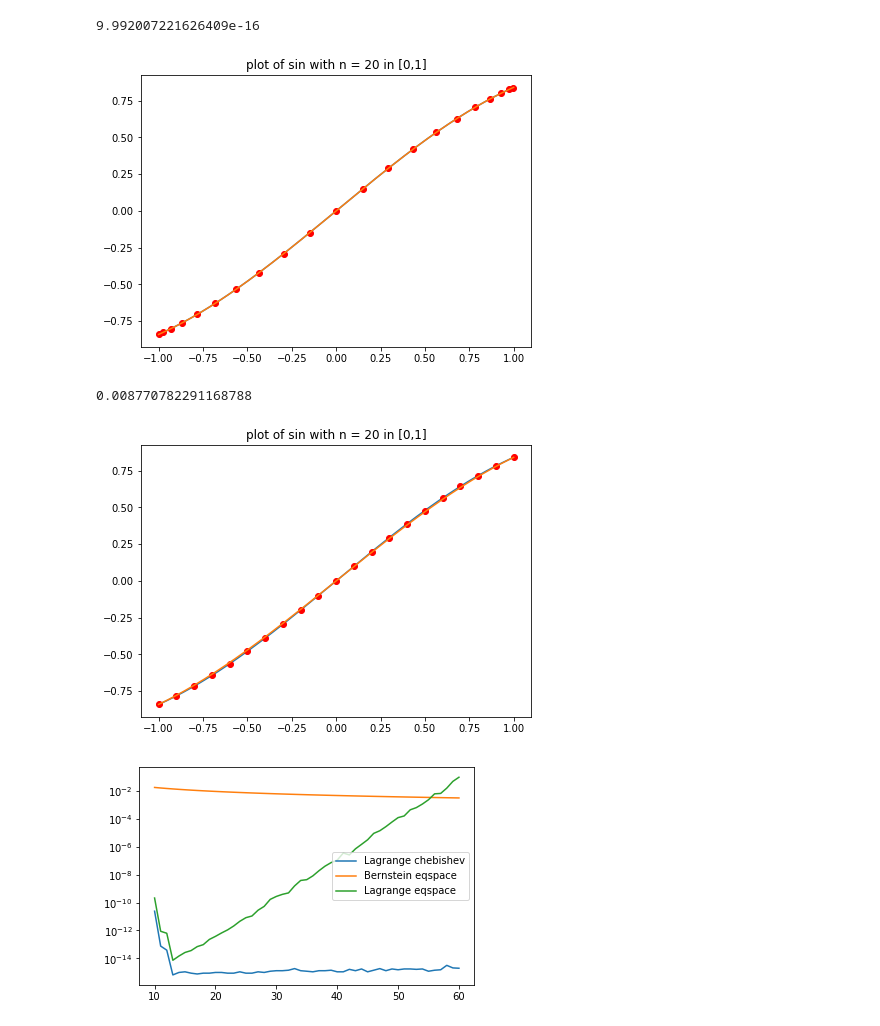
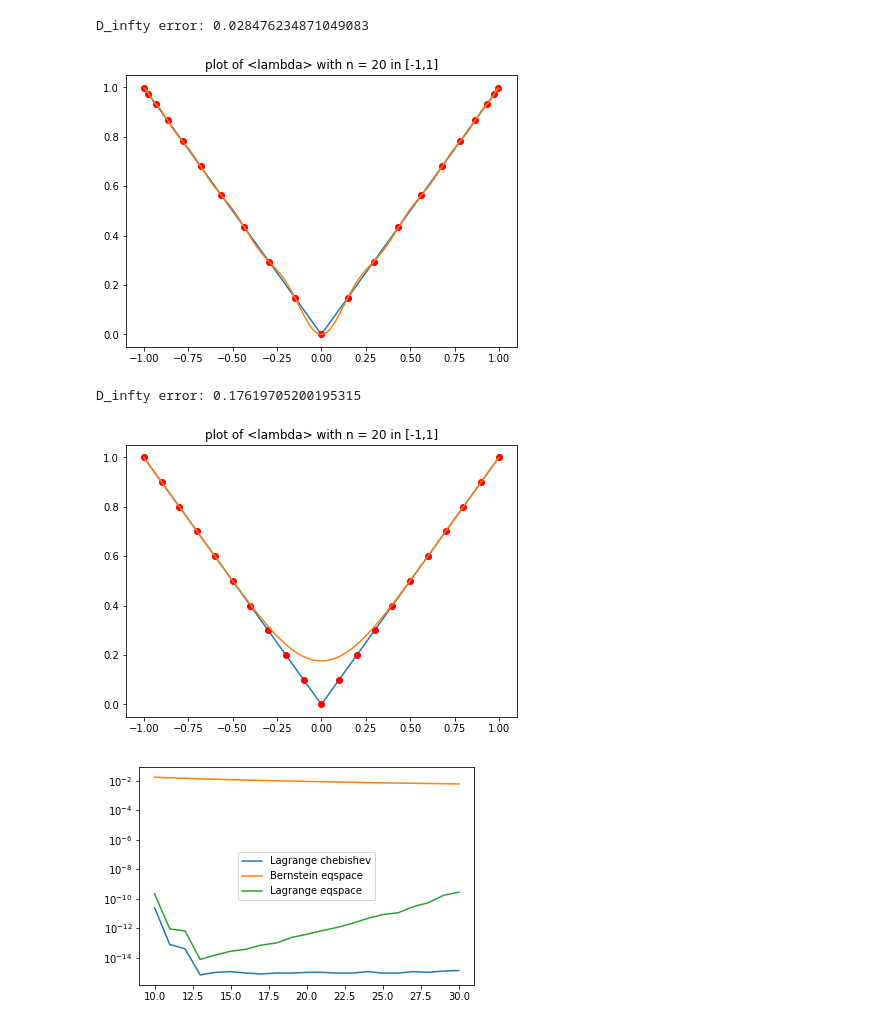
Before and after one commit to cpacilio/P1.4_seed, a Jupyter notebook: my_notebooks/Lagrange_clean.ipynb, the cells around one changed output. Saved outputs shown, nothing was run; the diff lists cells and outputs as text; code cells hidden in the pictures.

```diff
--- a/my_notebooks/Lagrange_clean.ipynb
+++ b/my_notebooks/Lagrange_clean.ipynb
@@ -26,19 +26,19 @@ class approx():
                 self.Pn[i] = product([(self._x-self._q[j])/(self._q[i]-self._q[j]) for j in range(self._n+1) if j!=i ], axis=0)
         elif arg=="bernstein":
             for i in range(self._n + 1):
-                self.Pn[i] = comb(self._n,i)*(x**i)*(1-x)**(self._n-i)
+                self.Pn[i] = comb(self._n,i)*(((self._x-self._low)/(self._up-self._low))**i)*(1-((self._x-self._low)/(self._up-self._low)))**(self._n-i)
         else:
             raise ValueError("arg of method is not valid")
     def plot(self,f):
         figure(figsize=[7,5])
-        s = "plot of " + f.__name__ + " with n = " + str(self._n) + " in [0,1]"
+        s = "plot of " + f.__name__ + " with n = " + str(self._n) + " in [" + str(self._low) + "," + str(self._up) + "]"
         title(s)
         self._F = f(self._x)
         self._p = self.Pn.T.dot(f(self._q))
         _ = plot(self._x,self._F)
         _ = plot(self._q,f(self._q),"ro")
         _ = plot(self._x,self._p)
-        print(max(abs(self._F-self._p)))
+        print('D_infty error:', max(abs(self._F-self._p)))
     def error(self,f):
         self._F = f(self._x)
         self._p = self.Pn.T.dot(f(self._q))
@@ -49,23 +49,22 @@ ll = approx(20,-1,1)
 ## Chebishev interpolation
 ll.points('chebishev')
 ll.method('lagrange')
-#ll.plot(lambda x: abs(x))
-ll.plot(sin)
+ll.plot(lambda x: abs(x))
+#ll.plot(sin)
 # %% [output]
-9.992007221626409e-16
+D_infty error: 0.028476234871049083
-[figure, old version]
+[figure, new version]
 # %%
 ## equally spaced inteprolation
 ll.points('eqspace')
 ll.method('bernstein')
-#ll.plot(lambda x: abs(x))
-ll.plot(sin)
+ll.plot(lambda x: abs(x))
+#ll.plot(sin)
 # %% [output]
-0.008770782291168788
+D_infty error: 0.17619705200195315
-[figure, old version]
+[figure, new version]
 # %%
-func = sin
-def error(nstart,nend):
+def error(func,nstart,nend):
     err1 = []
     err2 = []
     err3 = []
@@ -85,6 +84,6 @@ def error(nstart,nend):
     semilogy(N,err3)
     _ = legend(['Lagrange chebishev','Bernstein eqspace', 'Lagrange eqspace'])
 # %%
-error(10,60)
+error(sin,10,30)
 # %% [output]
-[figure, old version]
+[figure, new version]
```
Also changed, not shown: parts of 1 cell of this notebook.
